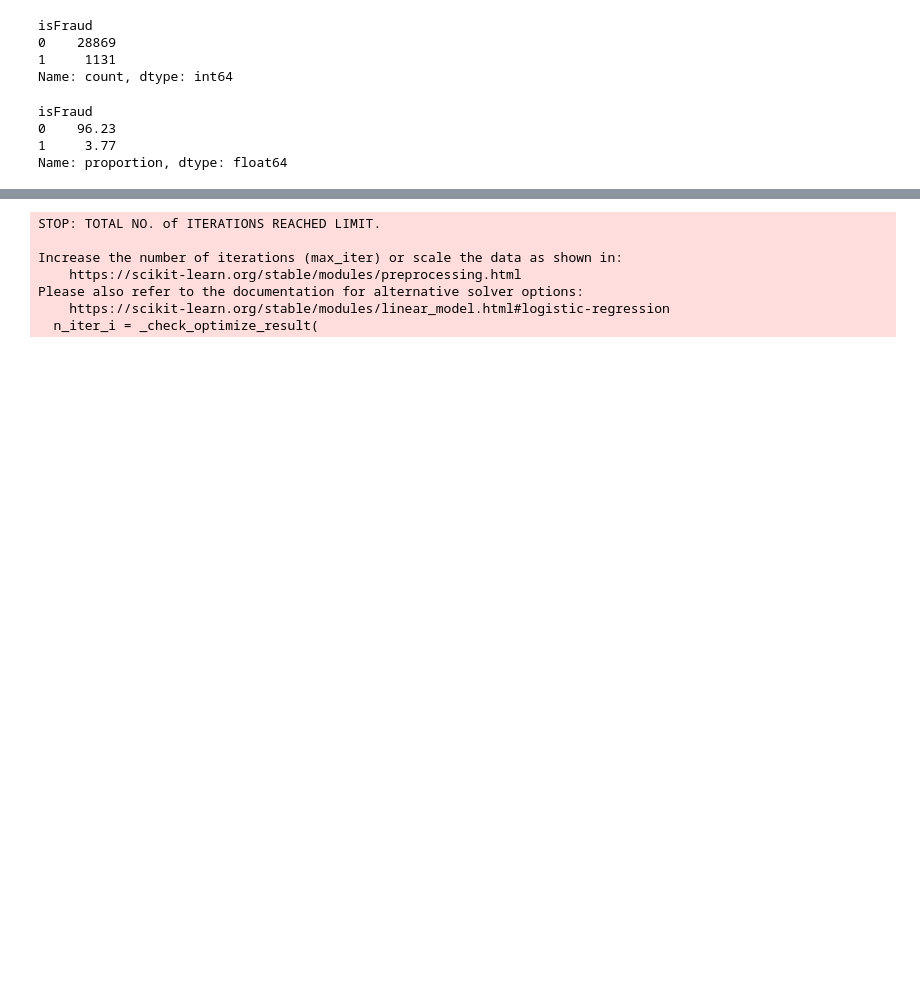
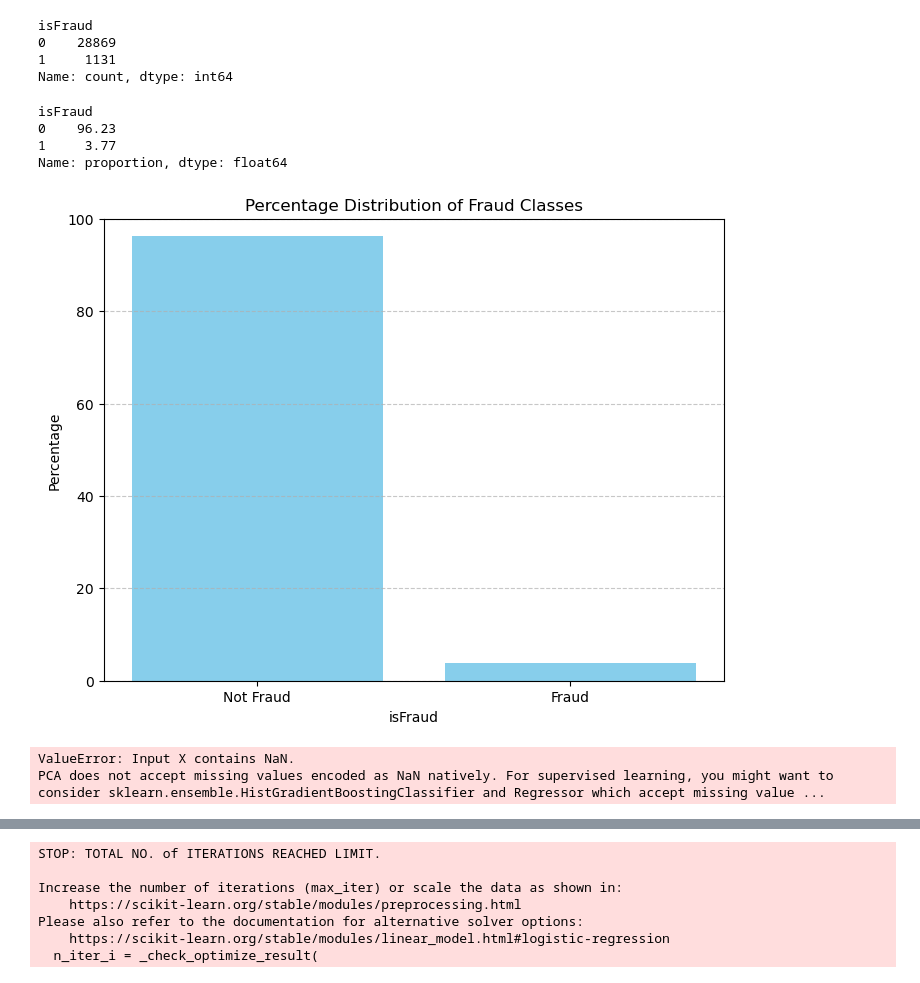
Before and after one commit to eliza0101/Project-2, a Jupyter notebook: trained.ipynb, the cells around one changed output, grey strips where cells are left out. Cells and saved outputs as stored; diff of their text form; code cells hidden in the pictures; blank space fills up the shorter version.

```diff
--- a/trained.ipynb
+++ b/trained.ipynb
@@ -213,4 +218,19 @@ isFraud
 0    96.23
 1     3.77
 Name: proportion, dtype: float64
+# %%
+# Plotting the data
+plt.figure(figsize=(8, 6))
+plt.bar(value_counts.index.astype(str), value_counts, color='skyblue')
+plt.xlabel('isFraud')
+plt.ylabel('Percentage')
+plt.title('Percentage Distribution of Fraud Classes')
+plt.xticks(ticks=value_counts.index.astype(str), labels=['Not Fraud', 'Fraud'])
+plt.ylim(0, 100)  # Set y-axis limit from 0 to 100%
+plt.grid(axis='y', linestyle='--', alpha=0.7)
+
+# Display the plot
+plt.show()
+# %% [output]
+[figure, added]
 # %%
@@ -218,0 +239,6 @@ from sklearn.linear_model import LogisticRegression
+# %%
+pca = PCA(n_components=10)
+cleaned_pca = pca.fit_transform(transaction_cleaned)
+# %% [output]
+ValueError: Input X contains NaN.
+PCA does not accept missing values encoded as NaN natively. For supervised learning, you might want to consider sklearn.ensemble.HistGradientBoostingClassifier and Regressor which accept missing value ...
```
Also changed, not shown: parts of 11 cells of this notebook.
